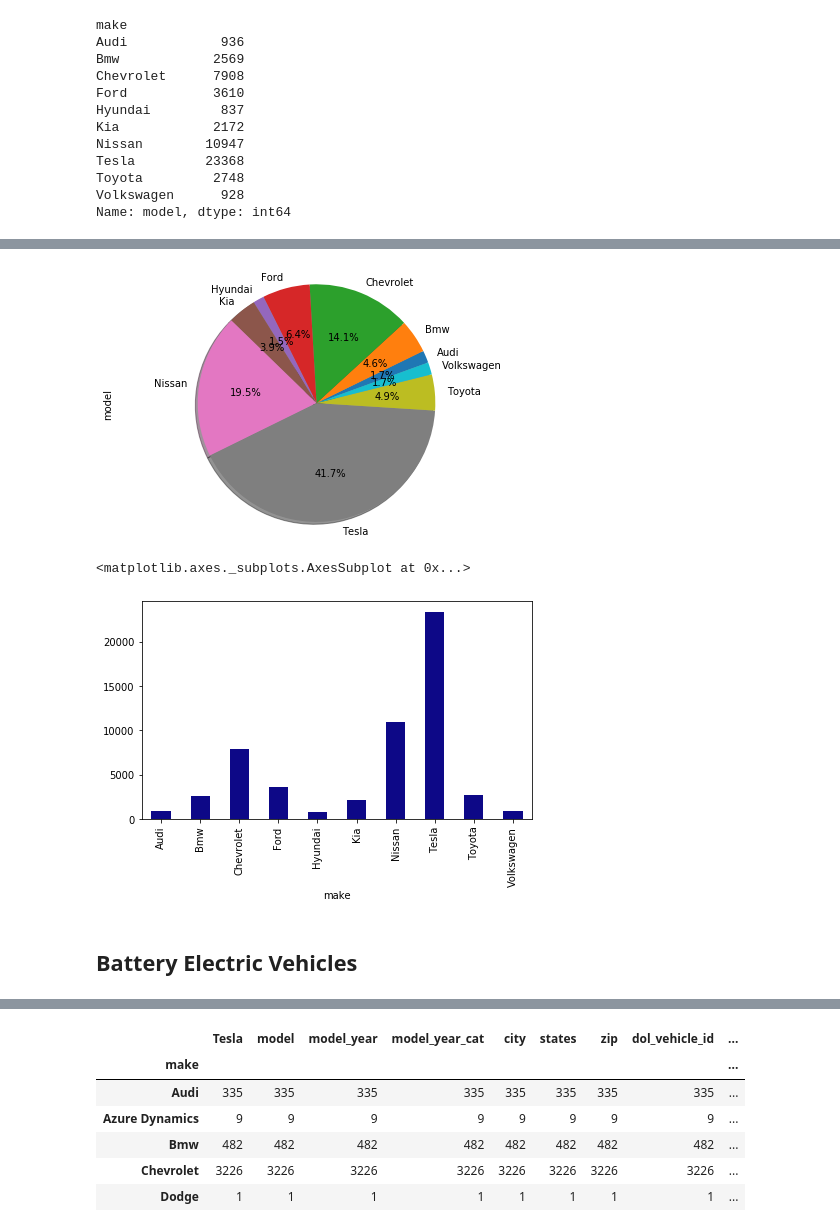
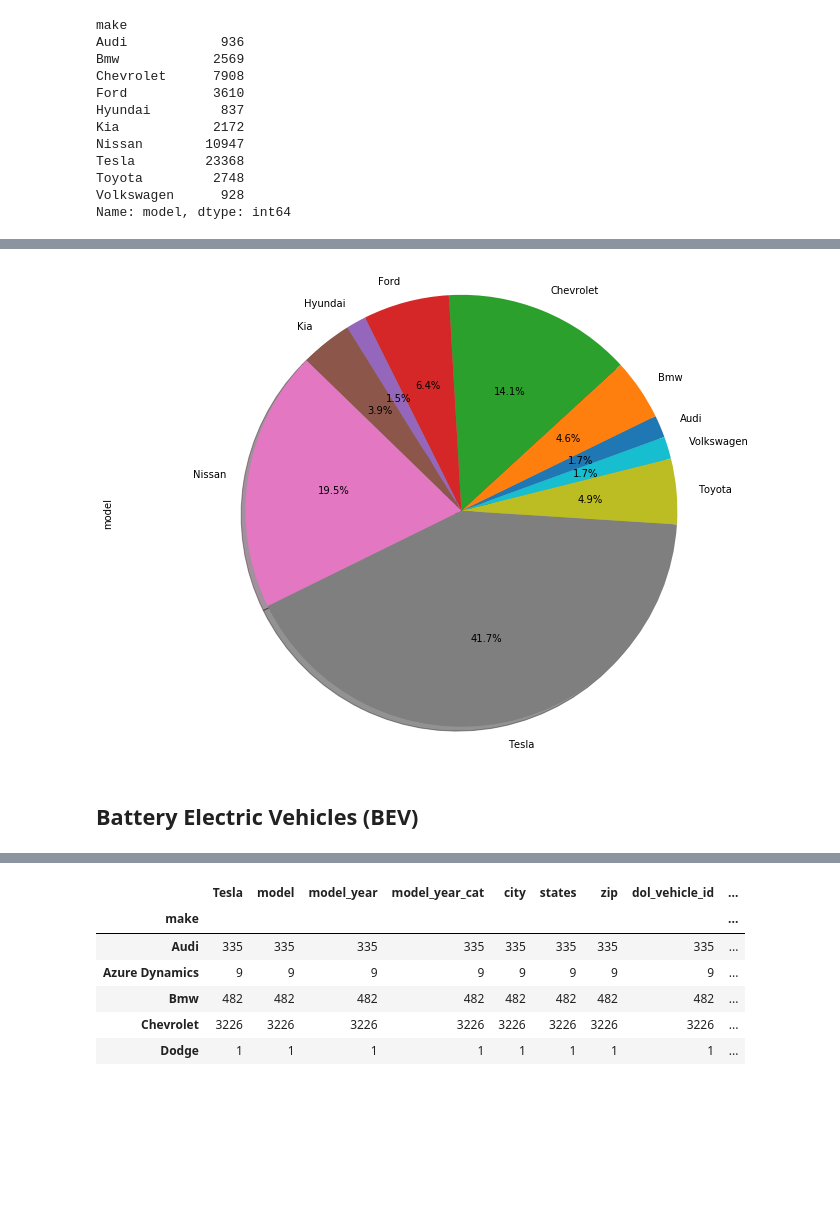
Before and after one commit to charlim26/Project-2-EV, a Jupyter notebook: electric_car_charts.ipynb, the cells around one changed output, grey strips where cells are left out. Drawn from its saved outputs; the diff is of its cells as text; code cells hidden in the pictures; blank space fills up the shorter version.

```diff
--- a/electric_car_charts.ipynb
+++ b/electric_car_charts.ipynb
@@ -100,19 +106,14 @@ plt.show()
 # %%
 # Generate a pie plot showing the distribution of Ev Cars
-top_10_ev_car_final.plot(kind ="pie",shadow=True, autopct = "%1.1f%%",startangle =20)
+top_10_ev_car_final.plot(kind ="pie",shadow=True, autopct = "%1.1f%%",startangle =20,figsize=(10,7))
 explode = (0.1,0)
 plt.axis("equal")
 plt.tight_layout()
 plt.show()
 # %% [output]
-[figure, old version]
+[figure, new version]
-# %%
-top_10_ev_car_final.plot(kind="bar",figsize=(7,4),colormap = "plasma")
-# %% [output]
-<matplotlib.axes._subplots.AxesSubplot at 0x...>
-[figure, removed]
 # %% [markdown]
-## Battery Electric Vehicles
+## Battery Electric Vehicles (BEV)
 # %%
 bev_df = electric_df[electric_df["Electric_Vehicle_Type"] == "Battery Electric Vehicle (BEV)"]
 bev_df
```
Also changed, not shown: parts of 5 cells of this notebook.
